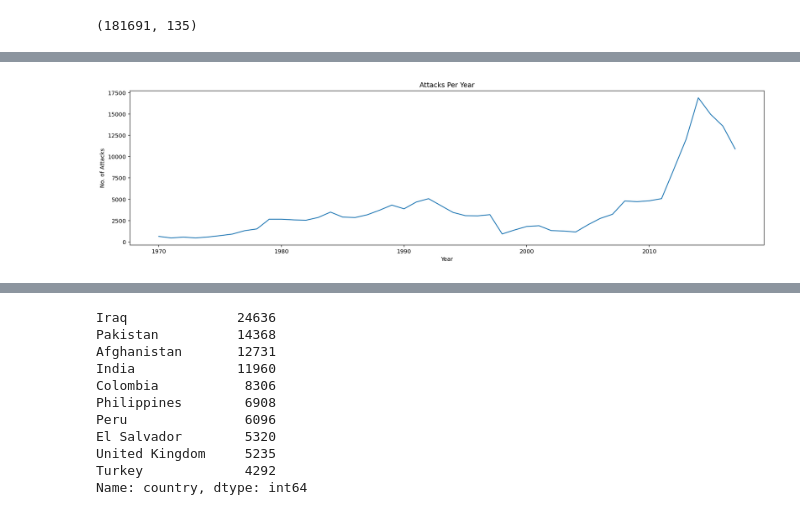
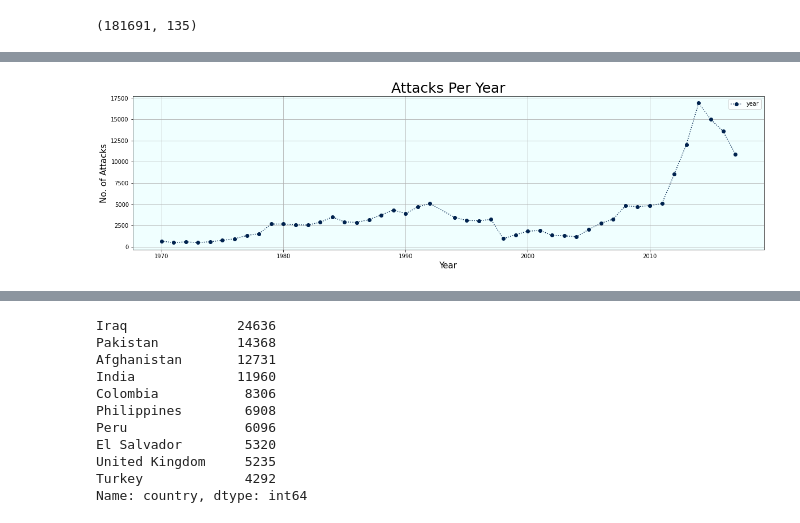
Before and after one commit to kunikagupta27/Global-Terrorism-Analysis, a Jupyter notebook: Global_Terrorism_Analysis_Capstone_Project.ipynb, the cells around one changed output, grey strips where cells are left out. Drawn from its saved outputs; the diff is of its cells as text; code cells hidden in the pictures.

```diff
--- a/Global_Terrorism_Analysis_Capstone_Project.ipynb
+++ b/Global_Terrorism_Analysis_Capstone_Project.ipynb
@@ -177,10 +277,21 @@ yearly_trend = terrorism_data_new.year.value_counts().sort_index(ascending=True)
-# %%
-yearly_trend.plot(kind = 'line')
-
-plt.title('Attacks Per Year')
-plt.ylabel('No. of Attacks')
-plt.xlabel('Year')
-
-plt.rcParams['figure.figsize'] = (20, 5)
-# %% [output]
-[figure, removed]
+# %%
+# Plotting the line Chart to show the trend.
+yearly_trend.plot(kind = 'line', marker = 'o', ls = ':', grid = True, colormap = "cividis").patch.set_facecolor('#f0ffff')
+
+# Set a title of the chart.
+plt.title('Attacks Per Year', fontsize = 25)
+
+# Set the x and y axis labels
+plt.ylabel('No. of Attacks', fontsize = 15)
+plt.xlabel('Year', fontsize = 15)
+
+# Setting the figure size
+plt.rcParams['figure.figsize'] = (15, 5)
+
+# show a legend on the plot
+plt.legend()
+
+# Display a figure.
+plt.show()
+# %% [output]
+[figure, added]
```
Also changed, not shown: parts of 75 cells of this notebook.
